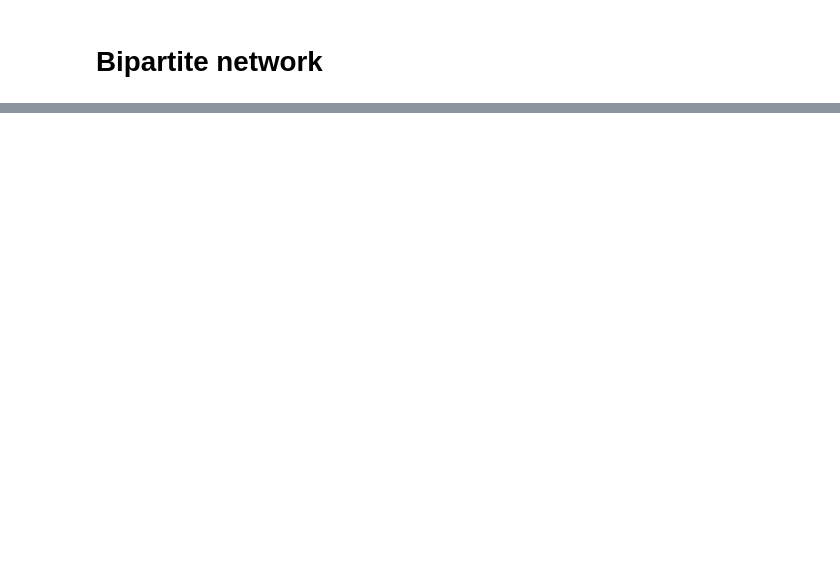
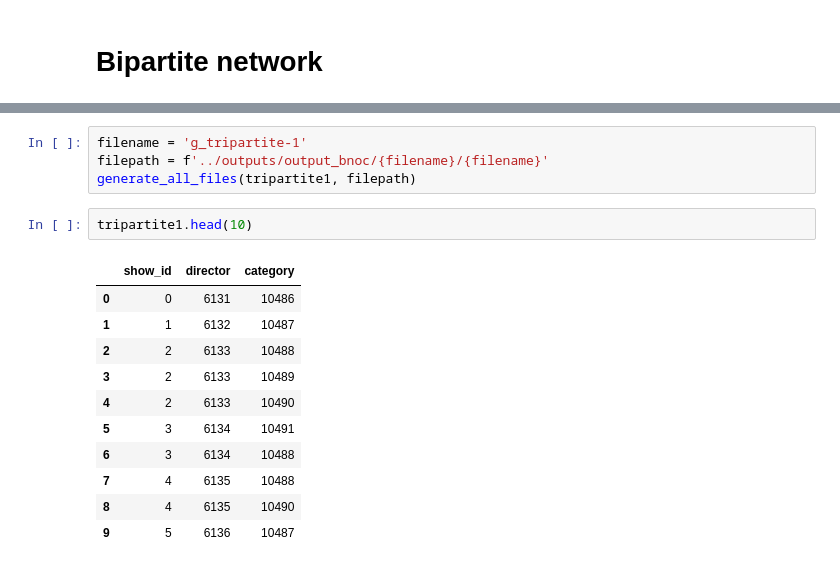
Before and after one commit to renatasarmet/mfbn, a Jupyter notebook: notebooks/netflix.ipynb, the cells around one changed output, grey strips where cells are left out. Saved outputs shown, nothing was run; the diff lists cells and outputs as text; blank space fills up the shorter version.

```diff
--- a/notebooks/netflix.ipynb
+++ b/notebooks/netflix.ipynb
@@ -285,0 +361,18 @@ See the caveats in the documentation: https://pandas.pydata.org/pandas-docs/stab
+# %%
+filename = 'g_tripartite-1'
+filepath = f'../outputs/output_bnoc/{filename}/{filename}'
+generate_all_files(tripartite1, filepath)
+# %%
+tripartite1.head(10)
+# %% [output]
+|  | show_id | director | category |
+| 0 | 0 | 6131 | 10486 |
+| 1 | 1 | 6132 | 10487 |
+| 2 | 2 | 6133 | 10488 |
+| 3 | 2 | 6133 | 10489 |
+| 4 | 2 | 6133 | 10490 |
+| 5 | 3 | 6134 | 10491 |
+| 6 | 3 | 6134 | 10488 |
+| 7 | 4 | 6135 | 10488 |
+| 8 | 4 | 6135 | 10490 |
+| 9 | 5 | 6136 | 10487 |
```
Also changed, not shown: parts of 23 cells of this notebook, 27 other files.
